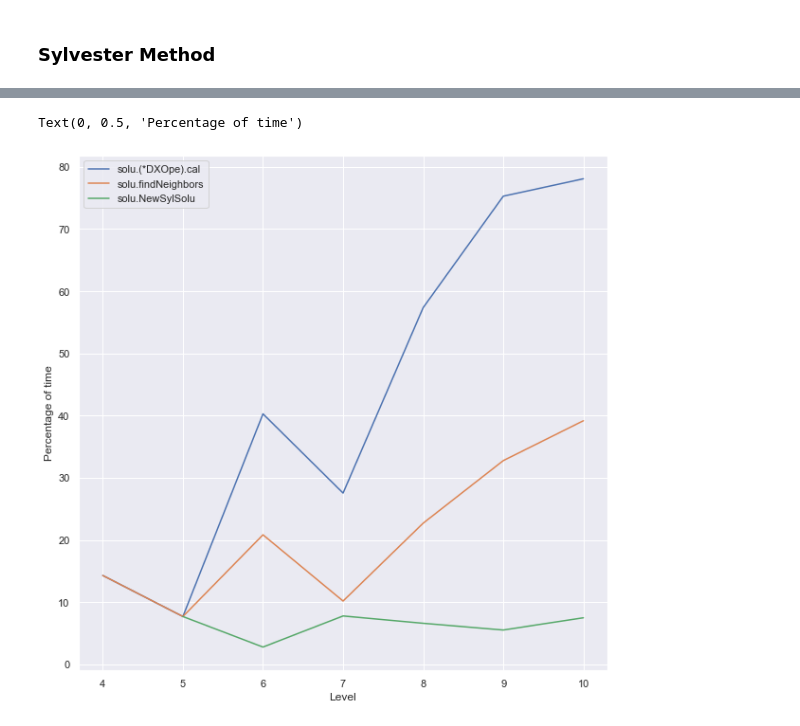
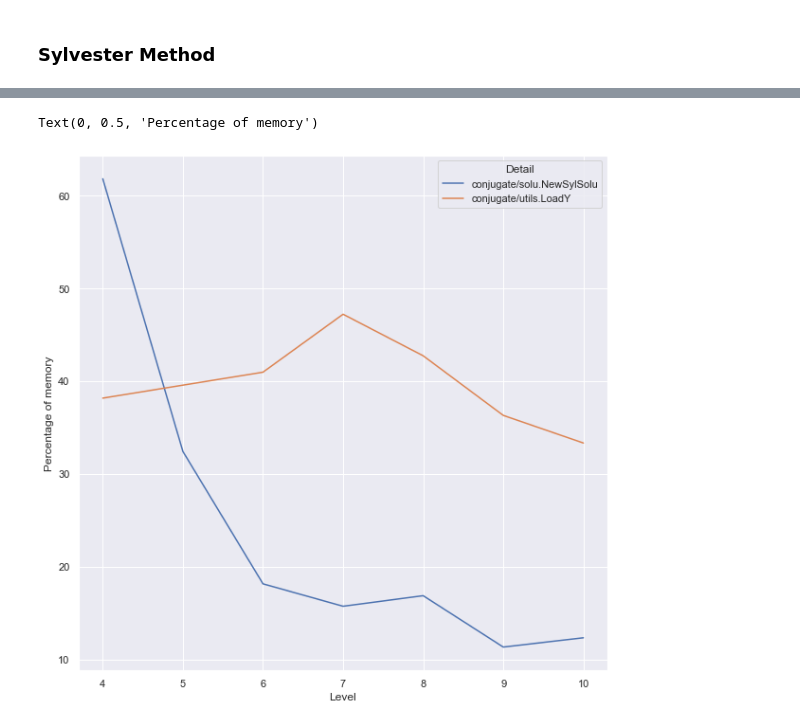
Before and after one commit to dungpt3003/cmb, a Jupyter notebook: notebooks/results.ipynb, the cells around one changed output, grey strips where cells are left out. Cells and saved outputs as stored; diff of their text form; code cells hidden in the pictures.

```diff
--- a/notebooks/results.ipynb
+++ b/notebooks/results.ipynb
@@ -193,4 +243,4 @@ Text(0, 0.5, 'Percentage of memory')
 # %%
-df_time = df[df['Type'] == 'time']
-top3_commands = ['conjugate/solu.(*DXOpe).cal', 'conjugate/solu.findNeighbors', 'conjugate/solu.NewSylSolu']
-df_syl_time = df_time[(df_time['Algorithm'] == 'syl') & (df['Detail'].isin(top3_commands)) & (df['Level'] >= 4)]
+df_syl_mem = df[(df['Type'] == 'memory') & (df['Algorithm'] == 'syl') & (df['Level'] >= 4) \
+                 & (df['Detail'].str.startswith('conjugate'))]
+df_syl_mem.sort_values(by=['Flat%'], ascending=False).head()
@@ -197,7 +254,6 @@ df_syl_time = df_time[(df_time['Algorithm'] == 'syl') & (df['Detail'].isin(top3_
 # %%
-sns.lineplot(data=df_syl_time, x='Level', y='Cum%', hue='Detail')
-plt.legend(['solu.(*DXOpe).cal', 'solu.findNeighbors', 'solu.NewSylSolu'])
-plt.ylabel("Percentage of time")
+sns.lineplot(data=df_syl_mem, x='Level', y='Cum%', hue='Detail')
+plt.ylabel("Percentage of memory")
 # %% [output]
-Text(0, 0.5, 'Percentage of time')
+Text(0, 0.5, 'Percentage of memory')
-[figure, old version]
+[figure, new version]
```
Also changed, not shown: parts of 10 cells of this notebook, 3 other files.
